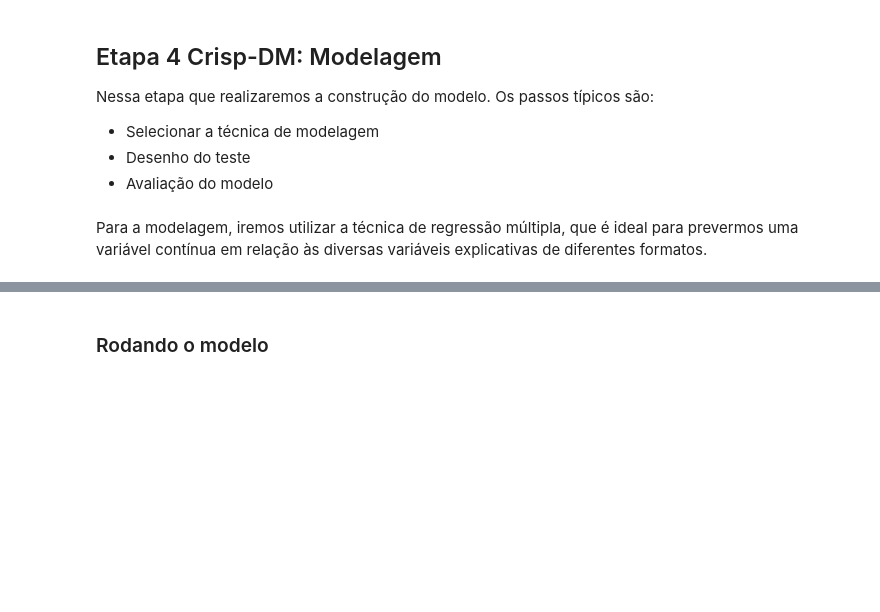
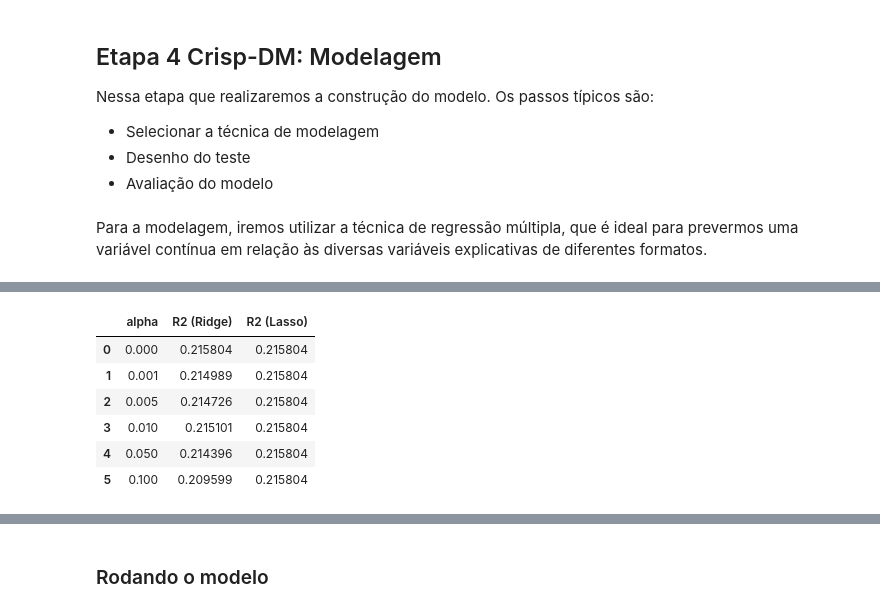
Before and after one commit to PedroHang/Income-Prediction-Model-Project, a Jupyter notebook: income_prediction.ipynb, the cells around one changed output, grey strips where cells are left out. Saved outputs shown, nothing was run; the diff lists cells and outputs as text; code cells hidden in the pictures; blank space fills up the shorter version.

```diff
--- a/income_prediction.ipynb
+++ b/income_prediction.ipynb
@@ -257,0 +222,42 @@ strong multicollinearity or other numerical problems.
+# %%
+y_train, X_train= patsy.dmatrices(formula_like=formula, data=train_df)
+y_test, X_test = patsy.dmatrices(formula_like=formula, data=test_df)
+# %%
+## Ridge e Lasso
+
+alphas = [0,0.001,0.005,0.01,0.05,0.1]
+r2_ridge = []
+r2_lasso = []
+
+for alpha in alphas:
+    modelo = sm.OLS(y_train, X_train)
+    reg_ridge = modelo.fit_regularized(method='elastic_net',
+                                     refit=True,
+                                     L1_wt=0, #ridge
+                                     alpha = alpha)
+
+    reg_lasso = modelo.fit_regularized(method='elastic_net',
+                                     refit=True,
+                                     L1_wt=1, #Lasso
+                                     alpha = alpha)
+
+    y_pred_ridge = reg_ridge.predict(X_test)
+    y_pred_lasso = reg_lasso.predict(X_test)
+    aux = r2_score(y_test, y_pred_ridge)
+    tmp = r2_score(y_test, y_pred_lasso)
+
+    r2_ridge.append(aux)
+    r2_lasso.append(tmp)
+# %%
+tab = pd.DataFrame({'alpha':alphas,
+              'R2 (Ridge)': r2_ridge,  'R2 (Lasso)': r2_lasso})
+
+tab
+# %% [output]
+|  | alpha | R2 (Ridge) | R2 (Lasso) |
+| 0 | 0.000 | 0.215804 | 0.215804 |
+| 1 | 0.001 | 0.214989 | 0.215804 |
+| 2 | 0.005 | 0.214726 | 0.215804 |
+| 3 | 0.010 | 0.215101 | 0.215804 |
+| 4 | 0.050 | 0.214396 | 0.215804 |
+| 5 | 0.100 | 0.209599 | 0.215804 |
```
Also changed, not shown: parts of 4 cells of this notebook.
